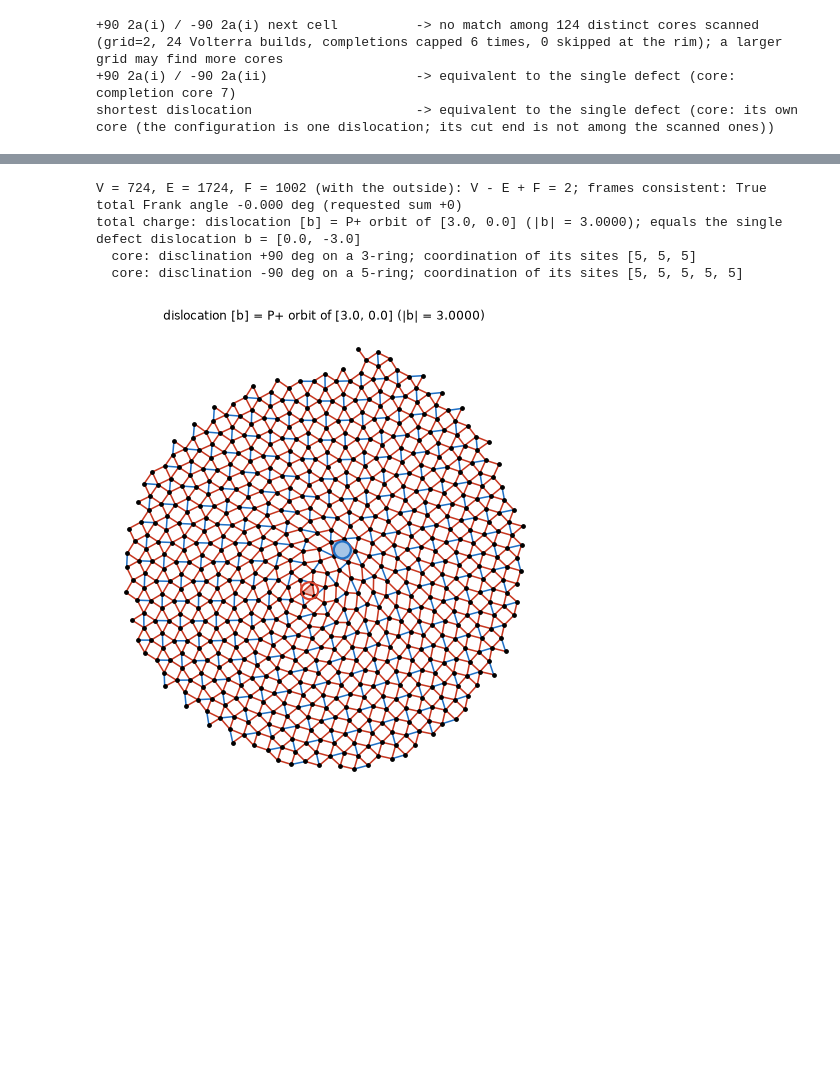
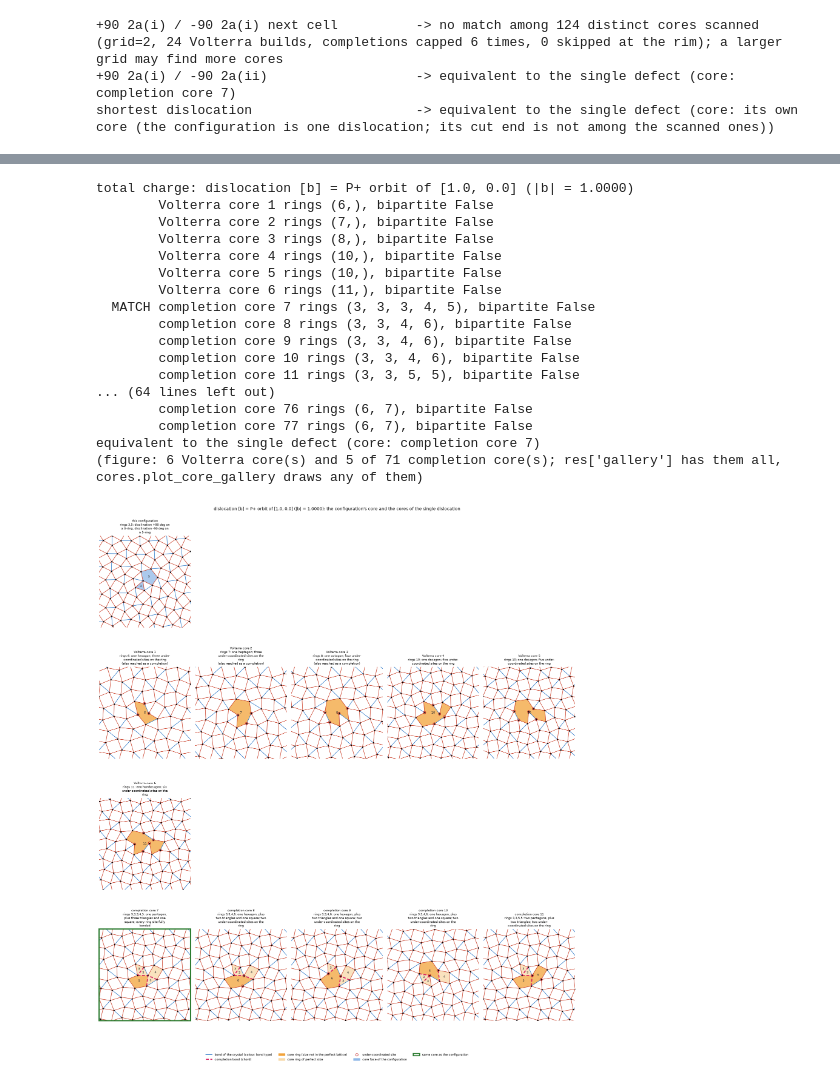
Before and after one commit to antimajorana/Escher, a Jupyter notebook: notebooks/3. Defect configurations.ipynb, the cells around one changed output, grey strips where cells are left out. Saved outputs shown, nothing was run; the diff lists cells and outputs as text; code cells hidden in the pictures; blank space fills up the shorter version.

Commit message:
surfaces, defect drawing layer, core gallery, and refined Rust plan

```diff
--- a/notebooks/3. Defect configurations.ipynb
+++ b/notebooks/3. Defect configurations.ipynb
@@ -105,7 +109,7 @@ configs = {
                                                           dict(kind="disclination", angle=-alpha, at=centre(labels[-1]))],
     "shortest dislocation": [dict(kind="dislocation", b=cat.dislocations[0]["b"], at=A @ np.array([0.371, 0.413]))],
 }
-built = {name: build(L, *specs, picture="raw") for name, specs in configs.items()}
+built = {name: build(L, *specs) for name, specs in configs.items()}
 fig, axs = plt.subplots(1, len(built), figsize=(6.5 * len(built), 6.5))
 for ax, (name, c) in zip(np.atleast_1d(axs), built.items()):
     c.plot(ax=ax, title=name)
@@ -162,14 +168,22 @@ Edit the list and run. `picture="relaxed"` relaxes the drawing (slower; the grap
 # %%
-mine = build(L,
-             dict(kind="disclination", angle=alpha, at=centre(labels[0])),
-             dict(kind="disclination", angle=-alpha, at=centre(labels[-1], (1, 1))),
-             picture="relaxed")
-mine.inspect()
-mine.plot(); plt.show()
+pair = built[f"+{alpha:g} {labels[0]} / -{alpha:g} {labels[-1]}"]
+r = equivalent_single(pair, grid=2, show=True)
 # %% [output]
-V = 724, E = 1724, F = 1002 (with the outside): V - E + F = 2; frames consistent: True
-total Frank angle -0.000 deg (requested sum +0)
-total charge: dislocation [b] = P+ orbit of [3.0, 0.0] (|b| = 3.0000); equals the single defect dislocation b = [0.0, -3.0]
-  core: disclination +90 deg on a 3-ring; coordination of its sites [5, 5, 5]
-  core: disclination -90 deg on a 5-ring; coordination of its sites [5, 5, 5, 5, 5]
+total charge: dislocation [b] = P+ orbit of [1.0, 0.0] (|b| = 1.0000)
+        Volterra core 1 rings (6,), bipartite False
+        Volterra core 2 rings (7,), bipartite False
+        Volterra core 3 rings (8,), bipartite False
+        Volterra core 4 rings (10,), bipartite False
+        Volterra core 5 rings (10,), bipartite False
+        Volterra core 6 rings (11,), bipartite False
+  MATCH completion core 7 rings (3, 3, 3, 4, 5), bipartite False
+        completion core 8 rings (3, 3, 4, 6), bipartite False
+        completion core 9 rings (3, 3, 4, 6), bipartite False
+        completion core 10 rings (3, 3, 4, 6), bipartite False
+        completion core 11 rings (3, 3, 5, 5), bipartite False
+... (64 lines left out)
+        completion core 76 rings (6, 7), bipartite False
+        completion core 77 rings (6, 7), bipartite False
+equivalent to the single defect (core: completion core 7)
+(figure: 6 Volterra core(s) and 5 of 71 completion core(s); res['gallery'] has them all, cores.plot_core_gallery draws any of them)
-[figure, old version]
+[figure, new version]
```
Also changed, not shown: parts of 6 cells of this notebook, 31 other files.
